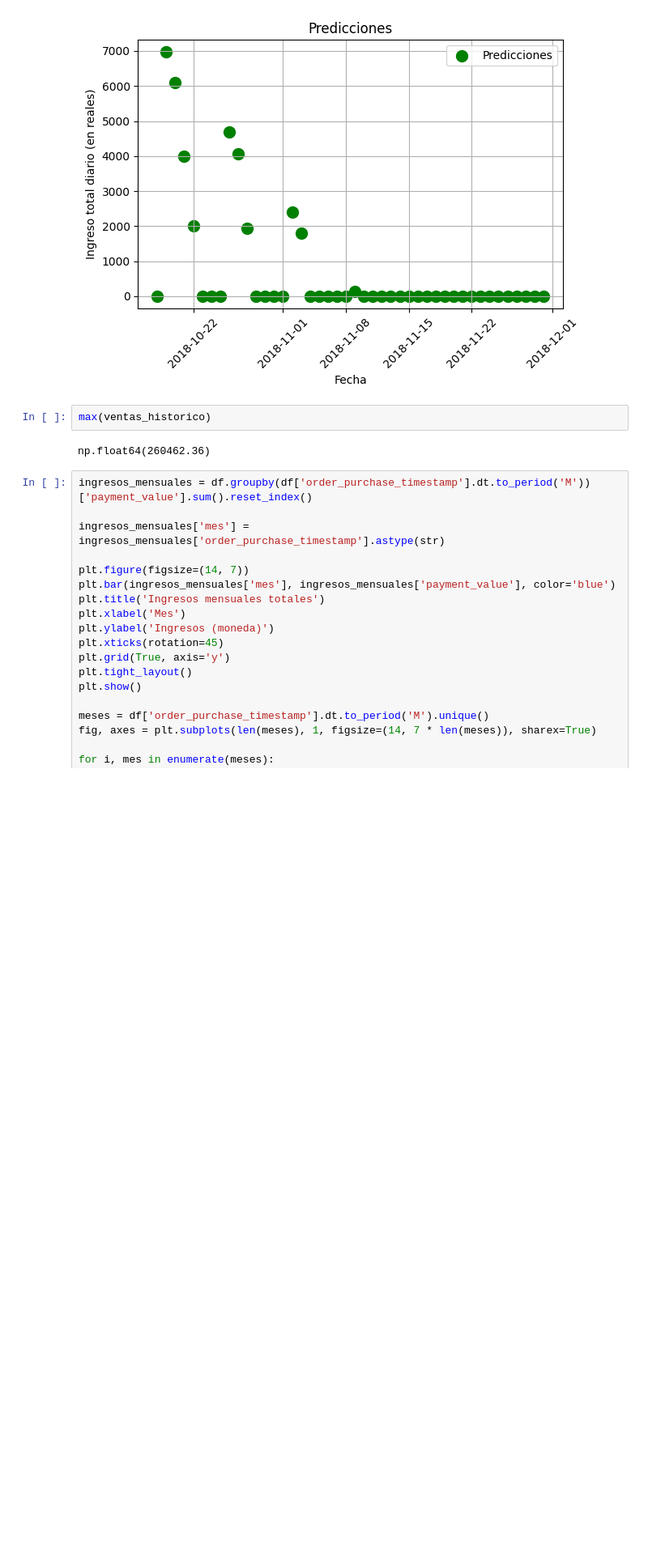
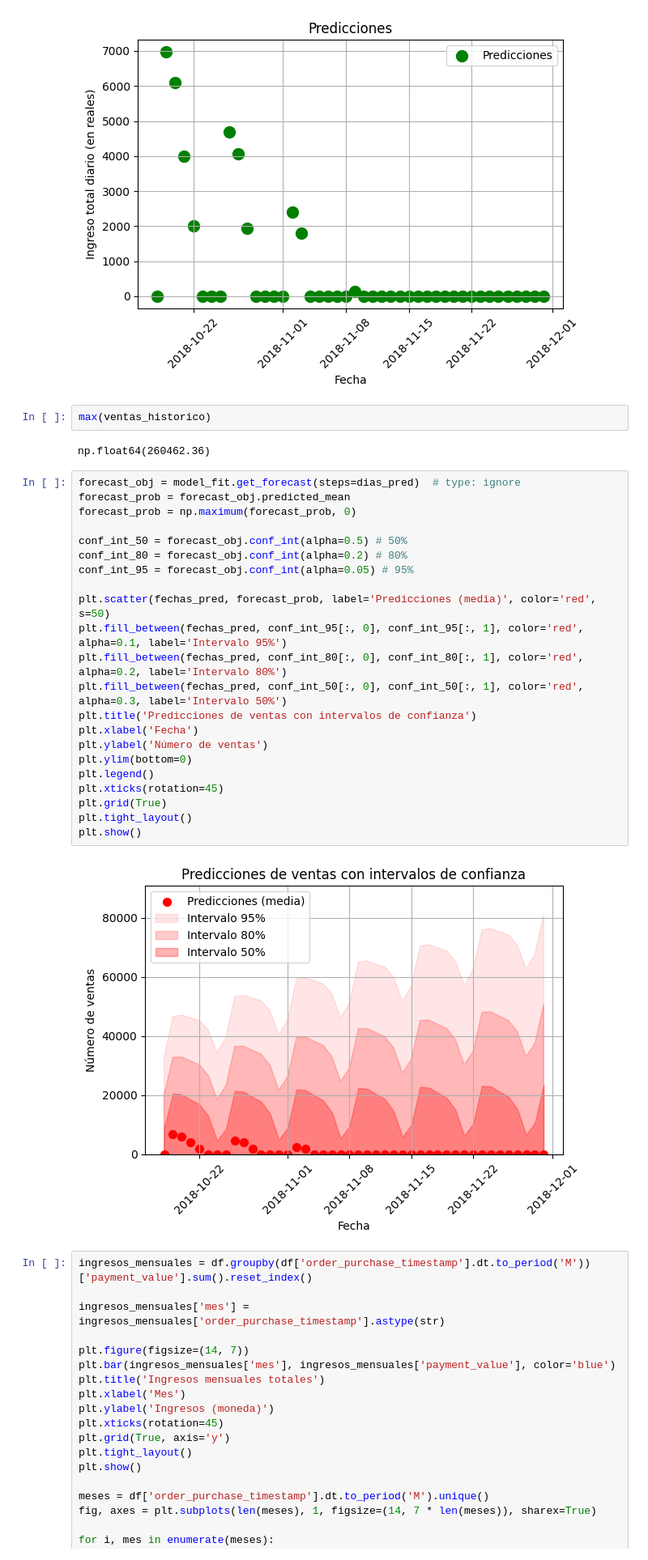
Before and after one commit to MartoBadi/TSCDIA-, a Jupyter notebook: proyecto_integrador/tp/tp_pi.ipynb, the cells around one changed output. Shown at 81% size. Cells and saved outputs as stored; diff of their text form; blank space fills up the shorter version.

```diff
--- a/proyecto_integrador/tp/tp_pi.ipynb
+++ b/proyecto_integrador/tp/tp_pi.ipynb
@@ -204,6 +205,30 @@ plt.show()
 max(ventas_historico)
 # %% [output]
 np.float64(260462.36)
+# %%
+forecast_obj = model_fit.get_forecast(steps=dias_pred)  # type: ignore
+forecast_prob = forecast_obj.predicted_mean
+forecast_prob = np.maximum(forecast_prob, 0)
+
+conf_int_50 = forecast_obj.conf_int(alpha=0.5) # 50%
+conf_int_80 = forecast_obj.conf_int(alpha=0.2) # 80%
+conf_int_95 = forecast_obj.conf_int(alpha=0.05) # 95%
+
+plt.scatter(fechas_pred, forecast_prob, label='Predicciones (media)', color='red', s=50)
+plt.fill_between(fechas_pred, conf_int_95[:, 0], conf_int_95[:, 1], color='red', alpha=0.1, label='Intervalo 95%')
+plt.fill_between(fechas_pred, conf_int_80[:, 0], conf_int_80[:, 1], color='red', alpha=0.2, label='Intervalo 80%')
+plt.fill_between(fechas_pred, conf_int_50[:, 0], conf_int_50[:, 1], color='red', alpha=0.3, label='Intervalo 50%')
+plt.title('Predicciones de ventas con intervalos de confianza')
+plt.xlabel('Fecha')
+plt.ylabel('Número de ventas')
+plt.ylim(bottom=0)
+plt.legend()
+plt.xticks(rotation=45)
+plt.grid(True)
+plt.tight_layout()
+plt.show()
+# %% [output]
+[figure, added]
 # %%
 ingresos_mensuales = df.groupby(df['order_purchase_timestamp'].dt.to_period('M'))['payment_value'].sum().reset_index()
 
```
Also changed, not shown: parts of 2 cells of this notebook.
